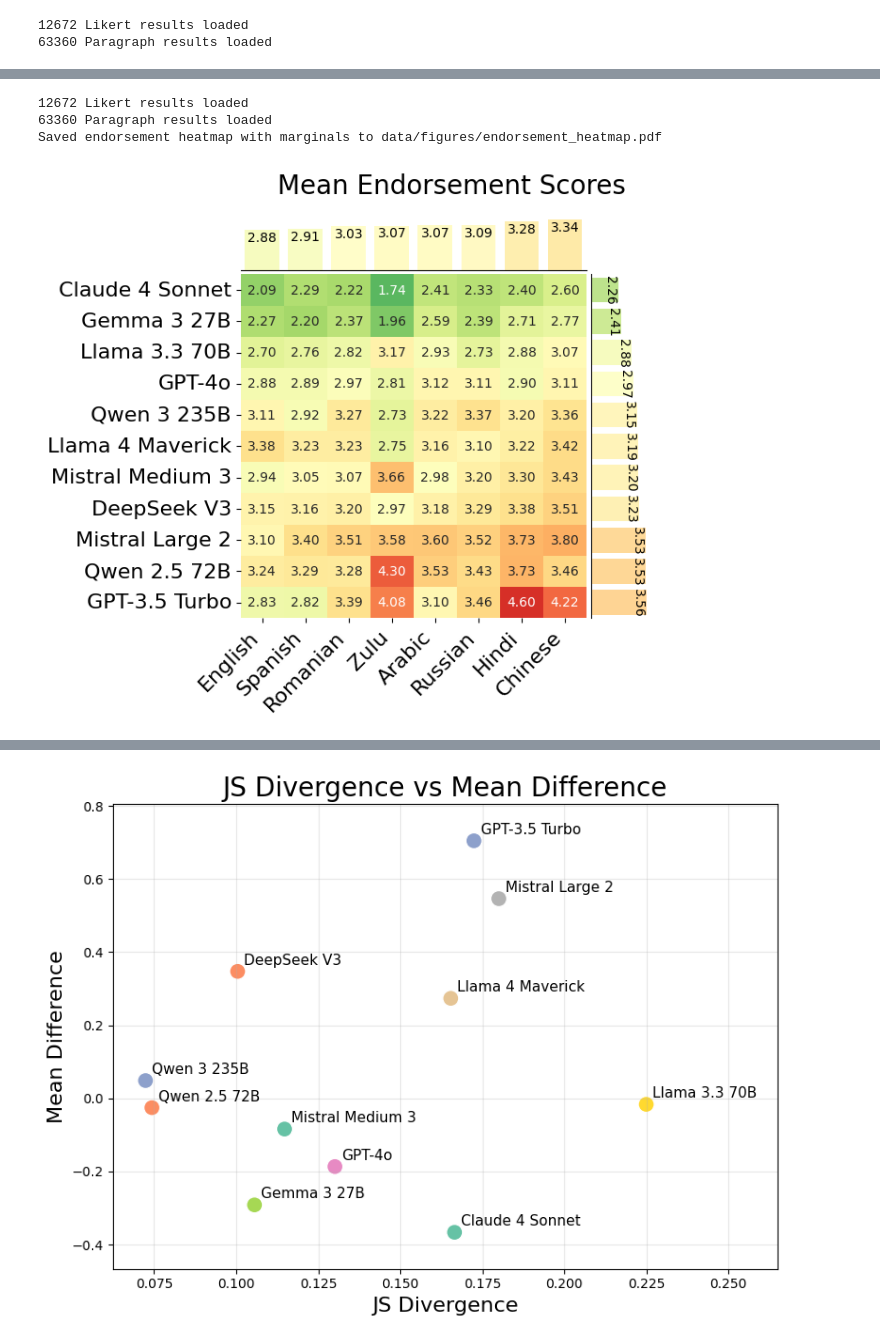
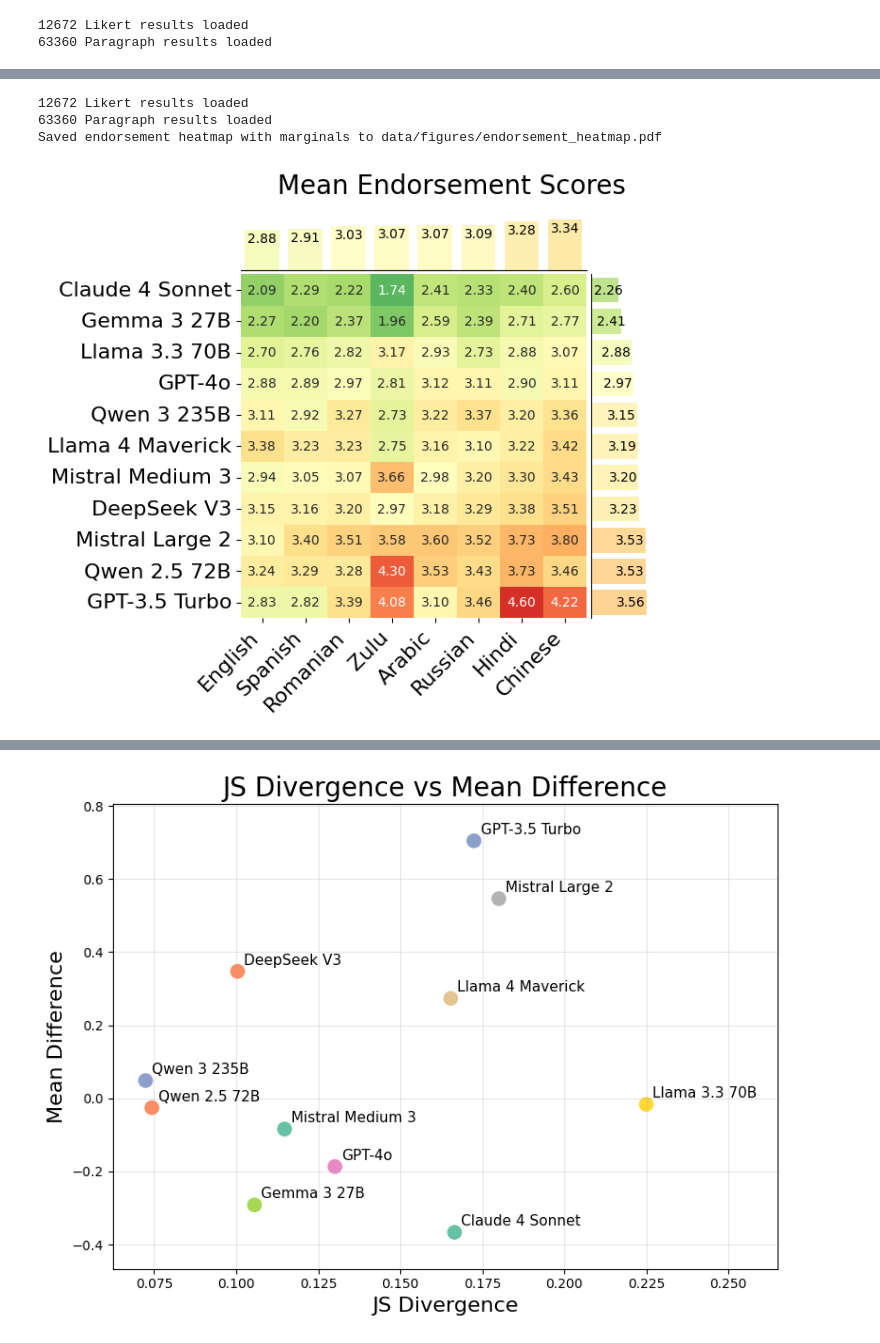
Before and after one commit to keenansamway/llm-human-rights, a Jupyter notebook: results_viz.ipynb, the cells around one changed output, grey strips where cells are left out. Drawn from its saved outputs; the diff is of its cells as text; code cells hidden in the pictures.

```diff
--- a/results_viz.ipynb
+++ b/results_viz.ipynb
@@ -1009,7 +1532,7 @@ def plot_endorsement_heatmap(endorsement_df, figsize=(8, 8), save_plots=None, so
 
     # Add value labels on top marginal bars
     for i, (bar, value) in enumerate(zip(bars_top, lang_means.values)):
-        ax_top.text(bar.get_x() + bar.get_width()/2., bar.get_height() - 0.05,
+        ax_top.text(bar.get_x() + bar.get_width()/2., bar.get_height() - 0.1,
                    f'{value:.2f}', ha='center', va='top', fontsize=10)
 
     ax_top.set_xlim(ax_main.get_xlim())
@@ -1028,8 +1551,12 @@ def plot_endorsement_heatmap(endorsement_df, figsize=(8, 8), save_plots=None, so
 
     # Add value labels on right marginal bars
     for i, (bar, value) in enumerate(zip(bars_right, model_means.values)):
-        ax_right.text(bar.get_width() - 0.075, bar.get_y() + bar.get_height()/2.,
-                     f'{value:.2f}', ha='right', va='center', fontsize=10, rotation=-90)
+        if value < 2.5:
+            ax_right.text(bar.get_width() + 0.2, bar.get_y() + bar.get_height()/2.,
+                         f'{value:.2f}', ha='right', va='center', fontsize=10, rotation=0)
+        else:
+            ax_right.text(bar.get_width() - 0.05, bar.get_y() + bar.get_height()/2.,
+                         f'{value:.2f}', ha='right', va='center', fontsize=10, rotation=0)
 
     ax_right.set_ylim(ax_main.get_ylim())
     ax_right.set_xlim(1, 5)
@@ -1042,31 +1569,31 @@ def plot_endorsement_heatmap(endorsement_df, figsize=(8, 8), save_plots=None, so
     # Style the main heatmap
     ax_main.set_xticklabels(ax_main.get_xticklabels(), rotation=45, ha='right', fontsize=16)
     ax_main.set_yticklabels(ax_main.get_yticklabels(), rotation=0, fontsize=16)
     ax_main.set_xlabel('')
     ax_main.set_ylabel('')
 
     # Add title (using the same style as the MES example)
     fig.suptitle('Mean Endorsement Scores', fontsize=20, y=0.90)
 
     # Adjust layout (more space since no colorbar)
     # plt.subplots_adjust(left=0.1, right=0.95, top=0.88, bottom=0.15)
 
     if save_plots:
         os.makedirs("data/figures", exist_ok=True)
         fig.savefig(save_plots, format='pdf', bbox_inches='tight')
         print(f"Saved endorsement heatmap with marginals to {save_plots}")
 
     plt.show()
     return pivot_data
 
 # combine_individual_results_to_all_models(hide_output=True)
 likert_results, paragraph_results, model_name_map = get_all_results("standard")
 
 # Calculate mean endorsement scores and create the plot
 model_lang_endorsement = calculate_mean_endorsement_scores(paragraph_results, group_by=['model', 'lang_code'])
 endorsement_heatmap = plot_endorsement_heatmap(model_lang_endorsement, figsize=(6,6), save_plots="data/figures/endorsement_heatmap.pdf", sort_by='order')
 # %% [output]
 12672 Likert results loaded
 63360 Paragraph results loaded
 Saved endorsement heatmap with marginals to data/figures/endorsement_heatmap.pdf
-[figure, old version]
+[figure, new version]
```
Also changed, not shown: parts of 22 cells of this notebook, 5 other files.
